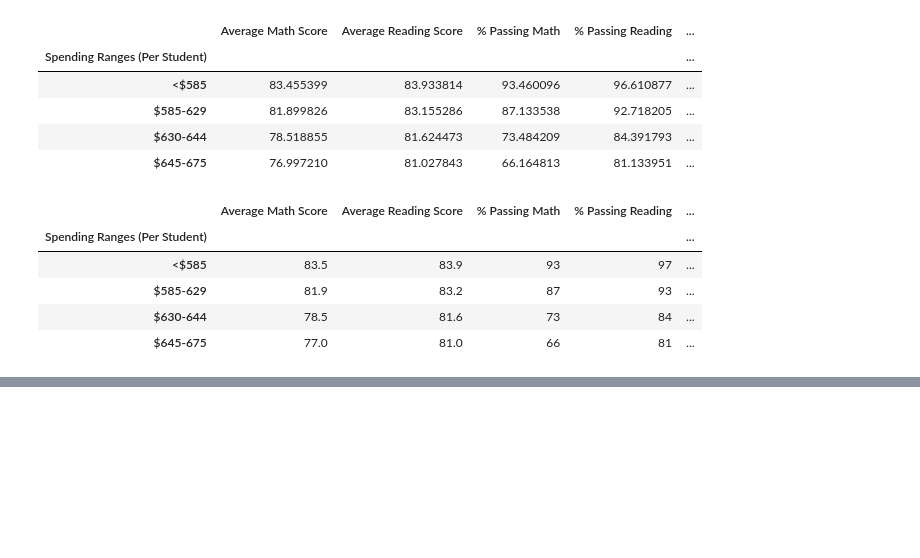
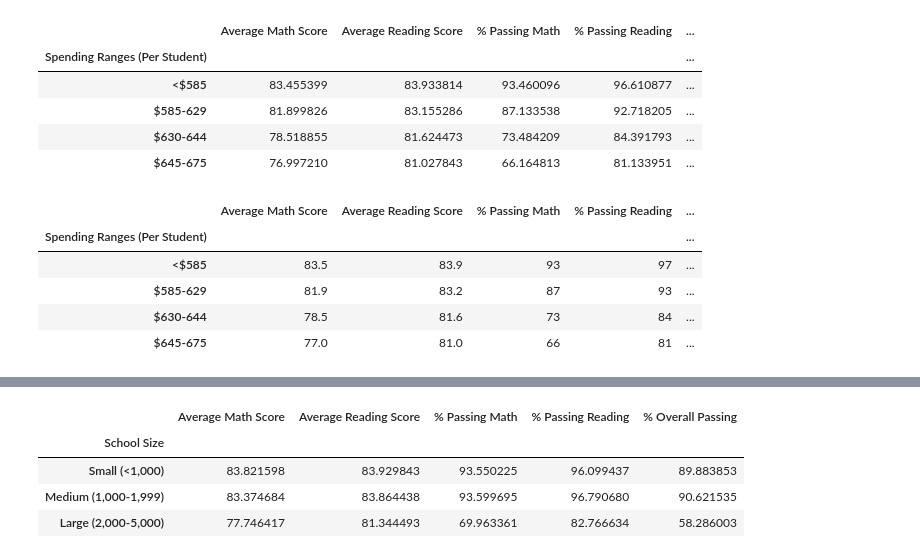
Before and after one commit to npantfoerder/school-district-analysis, a Jupyter notebook: PyCitySchools.ipynb, the cells around one changed output, grey strips where cells are left out. Saved outputs shown, nothing was run; the diff lists cells and outputs as text; code cells hidden in the pictures; blank space fills up the shorter version.

Commit message:
Added averages by school size

```diff
--- a/PyCitySchools.ipynb
+++ b/PyCitySchools.ipynb
@@ -730,3 +751,11 @@ spending_summary_df.head()
 | $585-629 | 81.9 | 83.2 | 87 | 93 | ... |
 | $630-644 | 78.5 | 81.6 | 73 | 84 | ... |
 | $645-675 | 77.0 | 81.0 | 66 | 81 | ... |
+# %%
+# Establish the bins
+size_bins = [0, 1000, 2000, 5000]
+group_names = ["Small (<1,000)", "Medium (1,000-1,999)", "Large (2,000-5,000)"]
+# %%
+# Categorize size based on the bis
+by_school_summary_df["School Size"] = pd.cut(by_school_counts, size_bins, labels=group_names)
+by_school_summary_df.head()
@@ -732,0 +769,27 @@ spending_summary_df.head()
+# %%
+# Calculate averages for the desired columns
+size_math_scores = by_school_summary_df.groupby(["School Size"]).mean()["Average Math Score"]
+
+size_reading_scores = by_school_summary_df.groupby(["School Size"]).mean()["Average Reading Score"]
+
+size_passing_math = by_school_summary_df.groupby(["School Size"]).mean()["% Passing Math"]
+
+size_passing_reading = by_school_summary_df.groupby(["School Size"]).mean()["% Passing Reading"]
+
+size_overall_passing = by_school_summary_df.groupby(["School Size"]).mean()["% Overall Passing"]
+# %%
+# Initialize new DataFrame
+size_summary_df = pd.DataFrame({
+    "Average Math Score": size_math_scores,
+    "Average Reading Score": size_reading_scores,
+    "% Passing Math": size_passing_math,
+    "% Passing Reading": size_passing_reading,
+    "% Overall Passing": size_overall_passing})
+
+size_summary_df.head()
+# %% [output]
+|  | Average Math Score | Average Reading Score | % Passing Math | % Passing Reading | % Overall Passing |
+| School Size |  |  |  |  |  |
+| Small (<1,000) | 83.821598 | 83.929843 | 93.550225 | 96.099437 | 89.883853 |
+| Medium (1,000-1,999) | 83.374684 | 83.864438 | 93.599695 | 96.790680 | 90.621535 |
+| Large (2,000-5,000) | 77.746417 | 81.344493 | 69.963361 | 82.766634 | 58.286003 |
```
Also changed, not shown: parts of 7 cells of this notebook.
